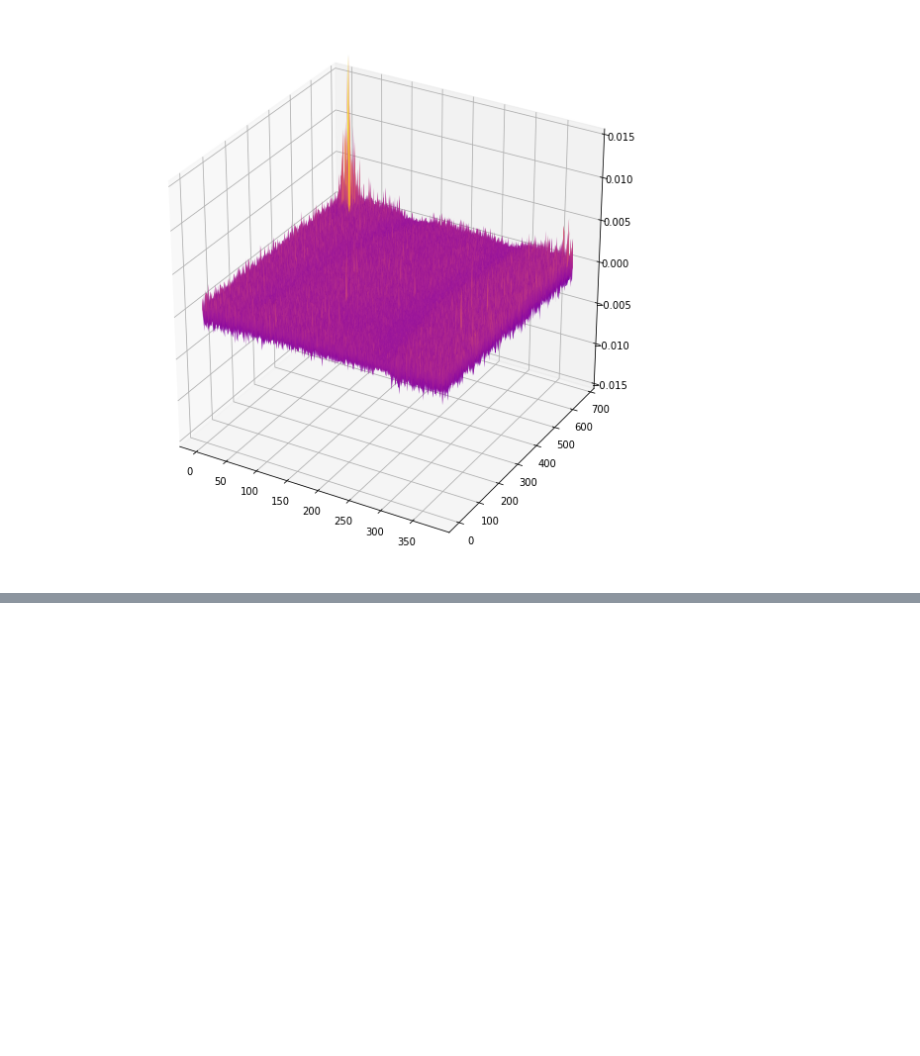
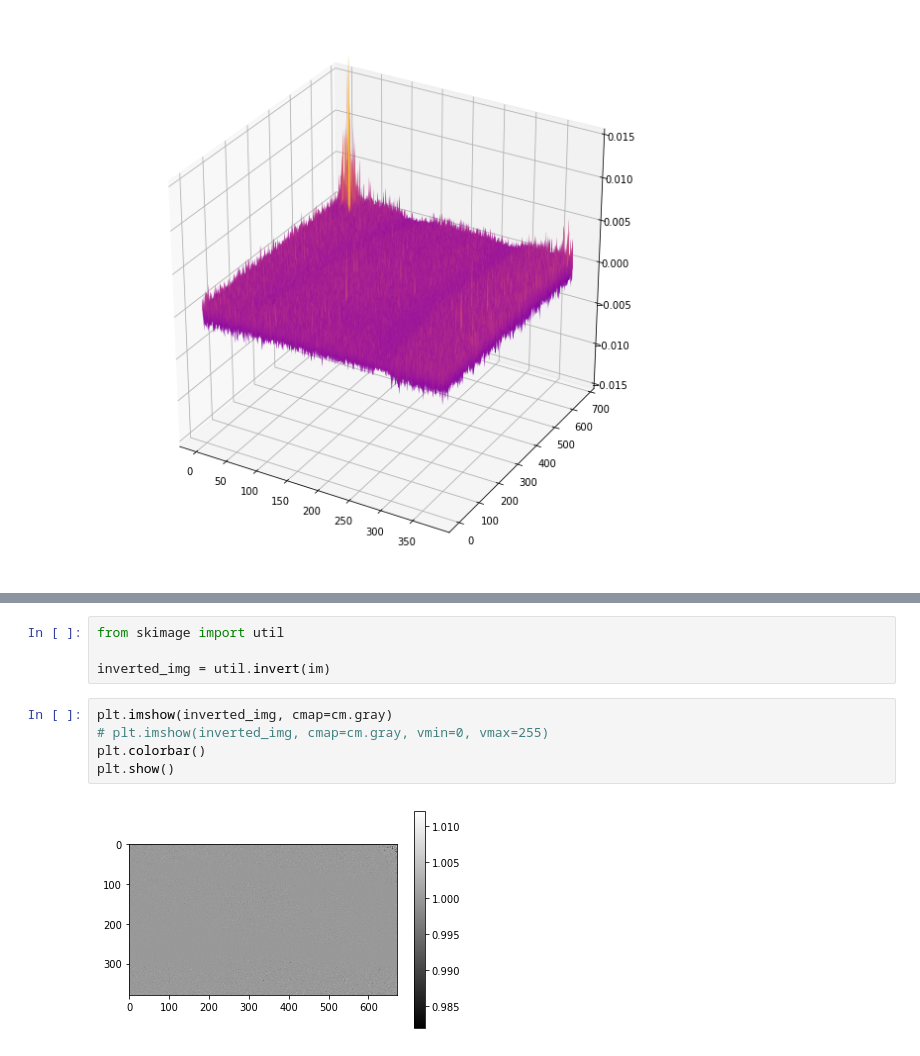
Before and after one commit to dsoellinger/Computer-Vision-Playground, a Jupyter notebook: ZeroMean/zeroMean.ipynb, the cells around one changed output, grey strips where cells are left out. Saved outputs shown, nothing was run; the diff lists cells and outputs as text; blank space fills up the shorter version.

```diff
--- a/ZeroMean/zeroMean.ipynb
+++ b/ZeroMean/zeroMean.ipynb
@@ -198,0 +210,11 @@ plot_3d(Y)
+# %%
+from skimage import util
+
+inverted_img = util.invert(im)
+# %%
+plt.imshow(inverted_img, cmap=cm.gray)
+# plt.imshow(inverted_img, cmap=cm.gray, vmin=0, vmax=255)
+plt.colorbar()
+plt.show()
+# %% [output]
+[figure, added]
```
Also changed, not shown: parts of 7 cells of this notebook.
